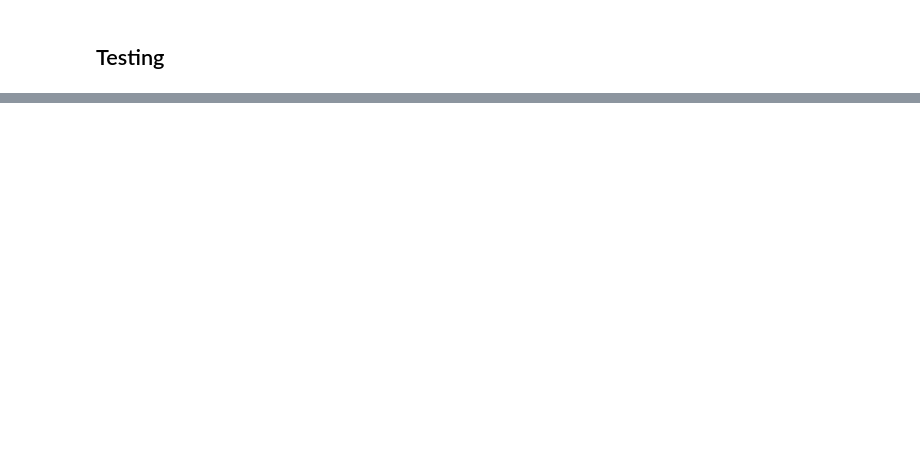
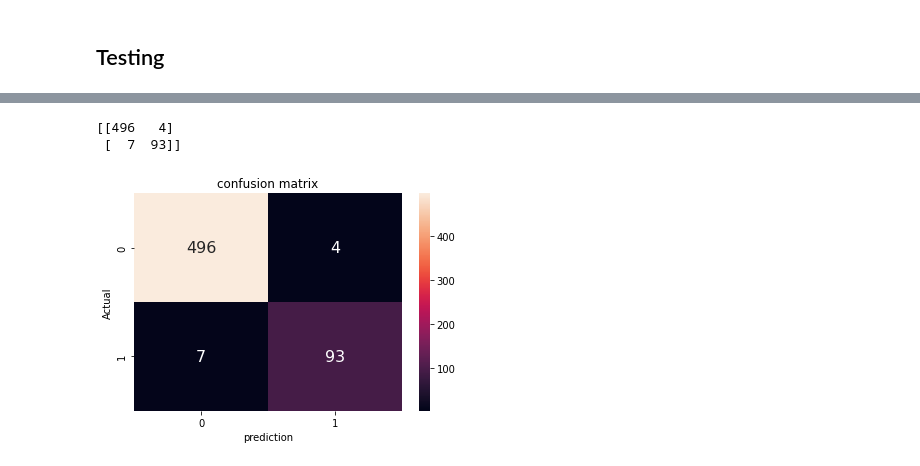
Before and after one commit to jaguilera95/ApC-Kaggle, a Jupyter notebook: src/main.ipynb, the cells around one changed output, grey strips where cells are left out. Saved outputs shown, nothing was run; the diff lists cells and outputs as text; code cells hidden in the pictures; blank space fills up the shorter version.

```diff
--- a/src/main.ipynb
+++ b/src/main.ipynb
@@ -204,2 +206,4 @@ knn_score.mean()
 # %% [markdown]
 ## Testing
+# %%
+random.fit(X_train, y_train)
@@ -205,0 +212,2 @@ knn_score.mean()
+# %%
+y_pred = random.predict(X_test)
@@ -205,0 +233,13 @@ knn_score.mean()
+# %%
+cm = confusion_matrix(y_test,y_pred)
+print(cm)
+df_cm = pd.DataFrame(cm, index = [i for i in range(2)],
+                  columns = [i for i in range(2)])
+sns.heatmap(df_cm, annot=True, annot_kws={"size": 16}, fmt='d')
+plt.title('confusion matrix')
+plt.xlabel('prediction')
+plt.ylabel('Actual');
+# %% [output]
+[[496   4]
+ [  7  93]]
+[figure, added]
```
Also changed, not shown: parts of 6 cells of this notebook.
